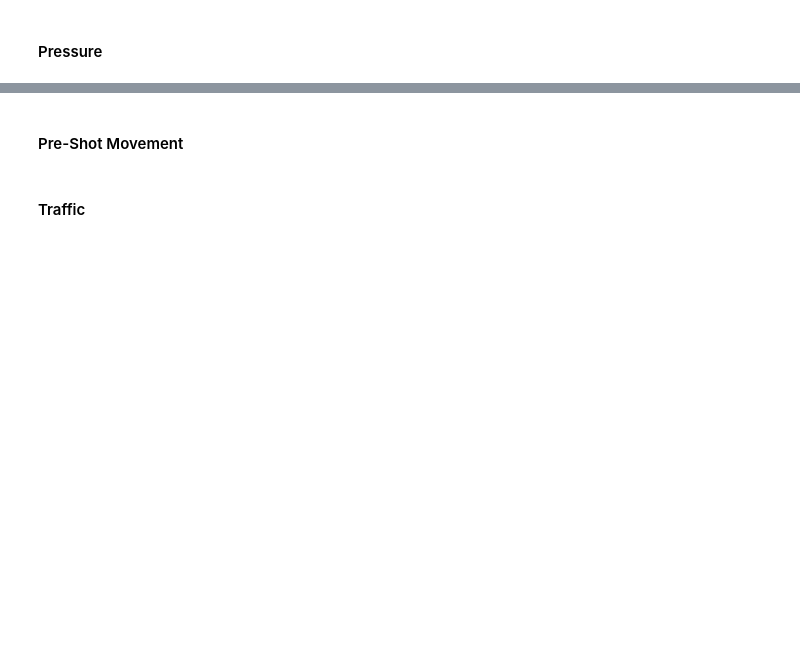
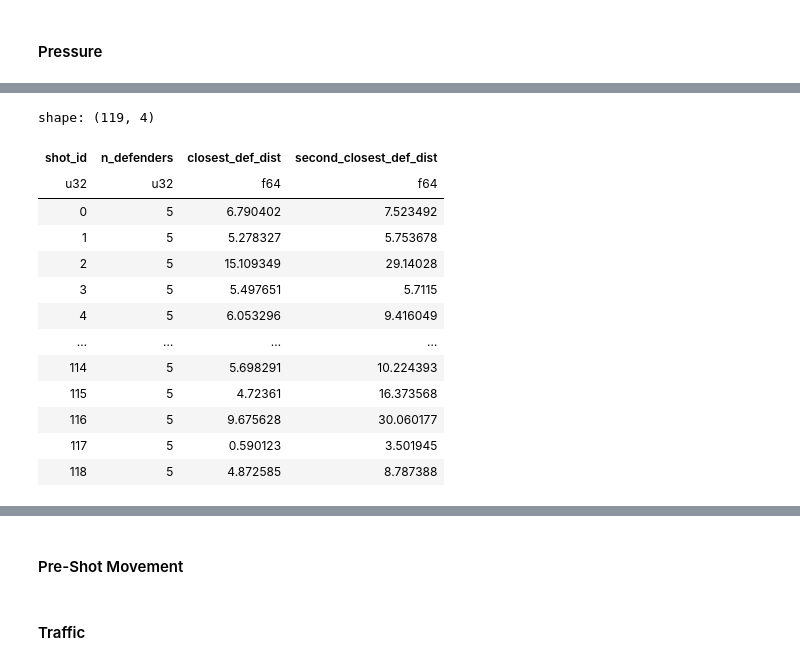
Before and after one commit to howardbaik/player-tracking-data, a Jupyter notebook: inspect-data.ipynb, the cells around one changed output, grey strips where cells are left out. Saved outputs shown, nothing was run; the diff lists cells and outputs as text; code cells hidden in the pictures; blank space fills up the shorter version.

Commit message:
Finish Notes for Pressure

```diff
--- a/inspect-data.ipynb
+++ b/inspect-data.ipynb
@@ -515,3 +581,45 @@ shot_speed_table = shot_speeds.select(
+# %%
+pressure = (
+    shot_frames
+    .join(
+        defenders,
+        left_on=["Period", "Def_Team", "Frame"],
+        right_on=["Period", "Team", "Frame"],
+        how="left",
+    )
+    .with_columns(
+        ((pl.col("Rink Location X (Feet)") - pl.col("Shot_X")) ** 2
+         + (pl.col("Rink Location Y (Feet)") - pl.col("Shot_Y")) ** 2)
+        .sqrt().alias("def_dist")
+    )
+    .group_by("shot_id", maintain_order=True)
+    .agg(
+        pl.col("def_dist").sort(nulls_last=True).alias("def_dists"),
+        pl.col("def_dist").is_not_null().sum().alias("n_defenders"),
+    )
+    .with_columns(
+        pl.col("def_dists").list.get(0, null_on_oob=True).alias("closest_def_dist"),
+        pl.col("def_dists").list.get(1, null_on_oob=True).alias("second_closest_def_dist"),
+    )
+    .drop("def_dists")
+)
+
+pressure
+# %% [output]
+shape: (119, 4)
+| shot_id | n_defenders | closest_def_dist | second_closest_def_dist |
+| u32 | u32 | f64 | f64 |
+| 0 | 5 | 6.790402 | 7.523492 |
+| 1 | 5 | 5.278327 | 5.753678 |
+| 2 | 5 | 15.109349 | 29.14028 |
+| 3 | 5 | 5.497651 | 5.7115 |
+| 4 | 5 | 6.053296 | 9.416049 |
+| … | … | … | … |
+| 114 | 5 | 5.698291 | 10.224393 |
+| 115 | 5 | 4.72361 | 16.373568 |
+| 116 | 5 | 9.675628 | 30.060177 |
+| 117 | 5 | 0.590123 | 3.501945 |
+| 118 | 5 | 4.872585 | 8.787388 |
 # %%
 # Pressure: distance from the shot location to the closest and second-closest
 # *defending skater*. Following the cited paper, a continuous distance is more
```
Also changed, not shown: parts of 7 cells of this notebook.
